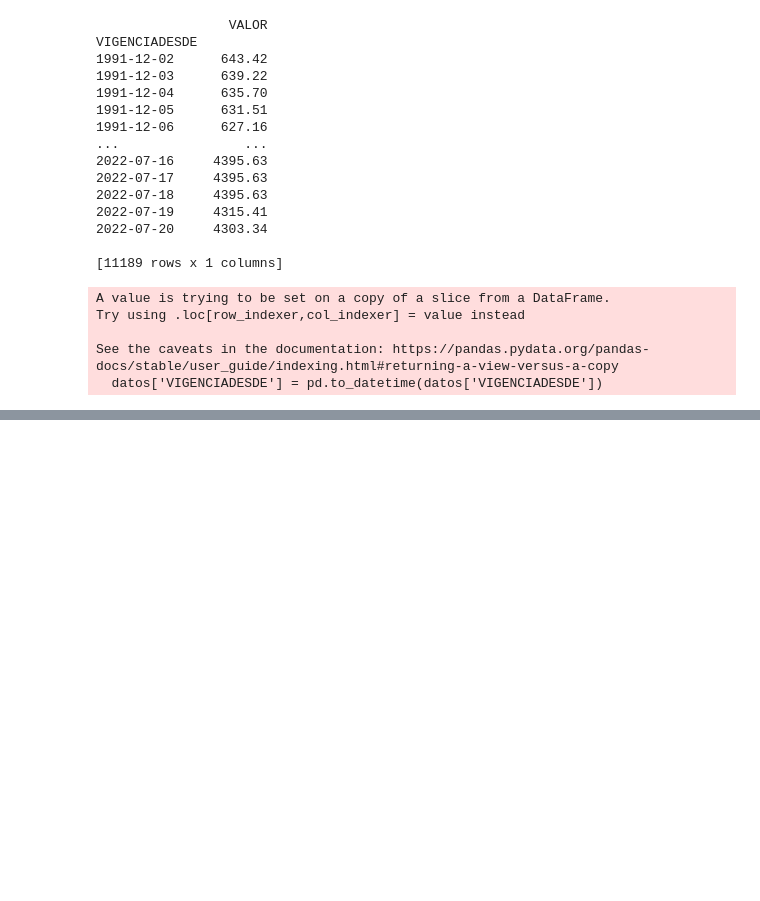
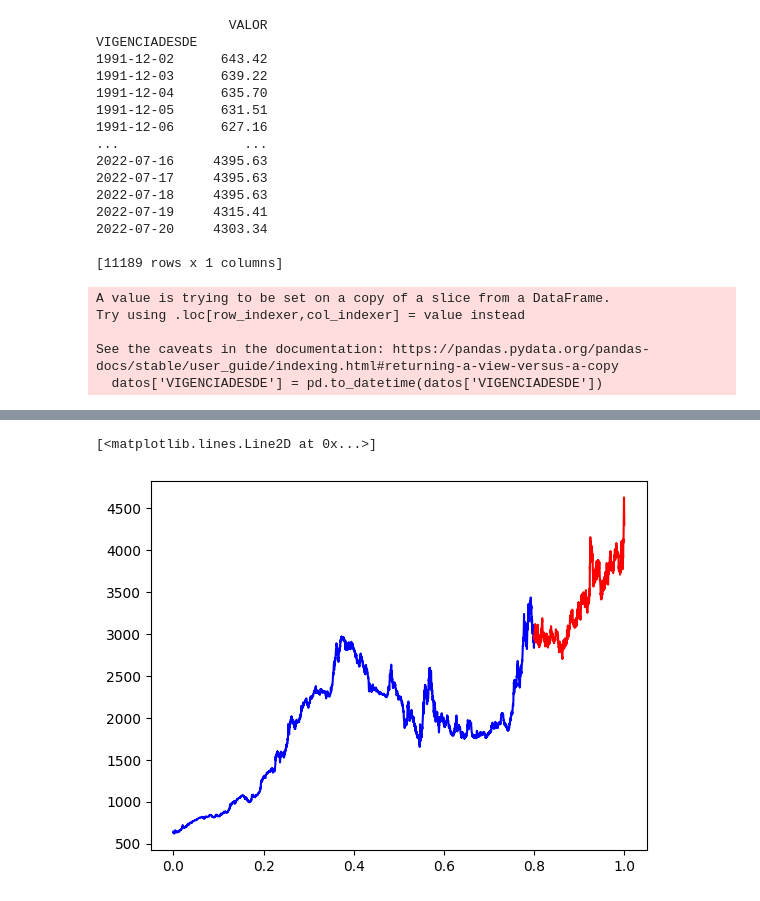
Before and after one commit to cabb1808/ProyectoSenales3, a Jupyter notebook: Proyecto_Final.ipynb, the cells around one changed output, grey strips where cells are left out. Cells and saved outputs as stored; diff of their text form; code cells hidden in the pictures; blank space fills up the shorter version.

```diff
--- a/Proyecto_Final.ipynb
+++ b/Proyecto_Final.ipynb
@@ -127,3 +159,24 @@ plt.legend()
+# %%
+#Creamos un vector temporal y separamos los datos en train y test
+
+x = np.linspace(0, 1, len(datos))
+y = datos["VALOR"].values
+
+
+idx = np.arange(len(x))
+perTrain = 0.8
+x_train = x[:int(len(idx)*perTrain)]
+y_train = y[:int(len(idx)*perTrain)]
+
+x_test = x[int(len(idx)*perTrain):]
+y_test = y[int(len(idx)*perTrain):]
+
+
+plt.plot(x_train, y_train, color='blue', label='Entrenamiento')
+plt.plot(x_test, y_test, color='red', label='Prueba')
+# %% [output]
+[<matplotlib.lines.Line2D at 0x...>]
+[figure, added]
 # %%
 from sklearn.linear_model import BayesianRidge
 
```
Also changed, not shown: parts of 15 cells of this notebook.
